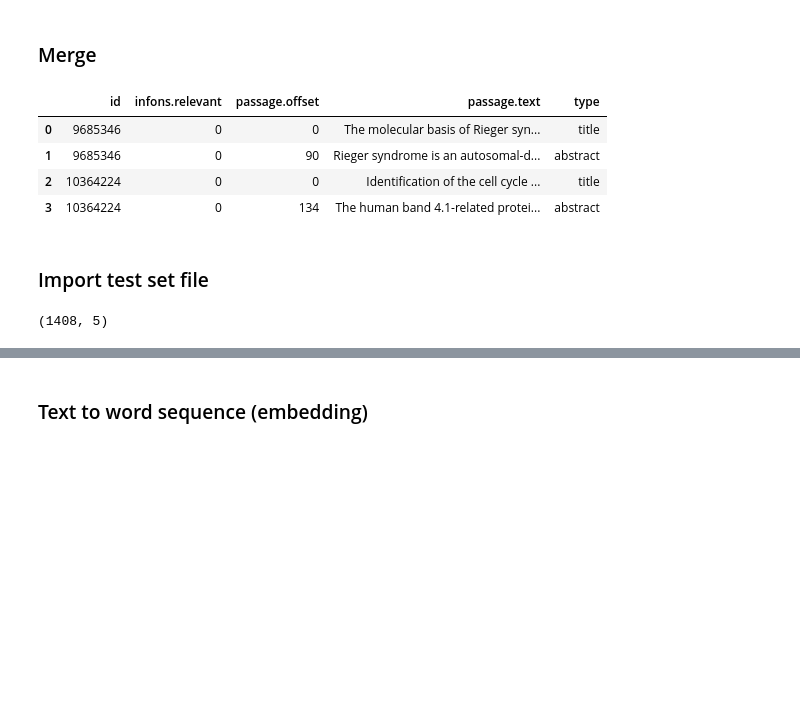
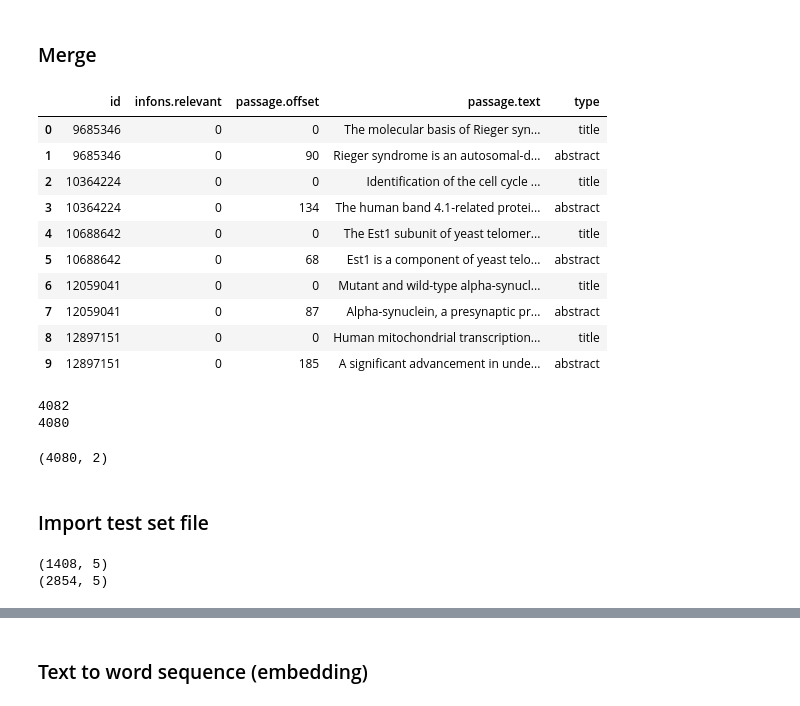
Before and after one commit to ruipsouto/biocreative-vi-4, a Jupyter notebook: Triage Task.ipynb, the cells around one changed output, grey strips where cells are left out. Drawn from its saved outputs; the diff is of its cells as text; code cells hidden in the pictures; blank space fills up the shorter version.

```diff
--- a/Triage Task.ipynb
+++ b/Triage Task.ipynb
@@ -53,14 +63,20 @@ types.head(3)
 # %%
 documents = documents.merge(passages, on = "id", how = "inner")
 documents = documents.merge(types, left_index = True, right_index = True)
 documents = documents.drop(columns = ['passages', 'relations', 'passage.annotations', 'passage.infons', 'passage.relations', 'passage.sentences'])
 documents['infons.relevant'].replace('no', 0, inplace = True)
 documents['infons.relevant'].replace('yes', 1, inplace = True)
 documents.name = 'training'
-documents.head(4)
+documents.head(10)
 # %% [output]
 |  | id | infons.relevant | passage.offset | passage.text | type |
 | 0 | 9685346 | 0 | 0 | The molecular basis of Rieger syn... | title |
 | 1 | 9685346 | 0 | 90 | Rieger syndrome is an autosomal-d... | abstract |
 | 2 | 10364224 | 0 | 0 | Identification of the cell cycle ... | title |
 | 3 | 10364224 | 0 | 134 | The human band 4.1-related protei... | abstract |
+| 4 | 10688642 | 0 | 0 | The Est1 subunit of yeast telomer... | title |
+| 5 | 10688642 | 0 | 68 | Est1 is a component of yeast telo... | abstract |
+| 6 | 12059041 | 0 | 0 | Mutant and wild-type alpha-synucl... | title |
+| 7 | 12059041 | 0 | 87 | Alpha-synuclein, a presynaptic pr... | abstract |
+| 8 | 12897151 | 0 | 0 | Human mitochondrial transcription... | title |
+| 9 | 12897151 | 0 | 185 | A significant advancement in unde... | abstract |
@@ -66,0 +112,8 @@ documents.head(4)
+# %%
+new_documents = concat_text(documents)
+new_documents.name = 'training'
+new_documents.shape
+# %% [output]
+4082
+4080
+(4080, 2)
@@ -80,6 +135,8 @@ documents_test = documents_test.drop(columns = ['passages', 'relations', 'passag
 documents_test['infons.relevant'].replace('no', 0, inplace = True)
 documents_test['infons.relevant'].replace('yes', 1, inplace = True)
 documents_test.name = 'test'
-documents_test[documents_test['infons.relevant']==1].shape
+print(documents_test[documents_test['infons.relevant']==1].shape)
+print(documents_test.shape)
 # %% [output]
 (1408, 5)
+(2854, 5)
```
Also changed, not shown: parts of 15 cells of this notebook, 1 other file.
